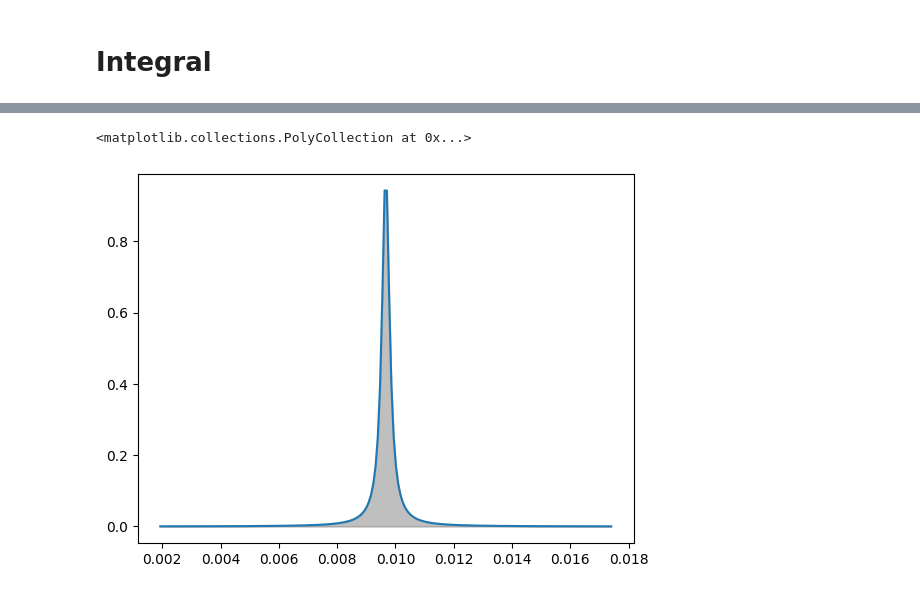
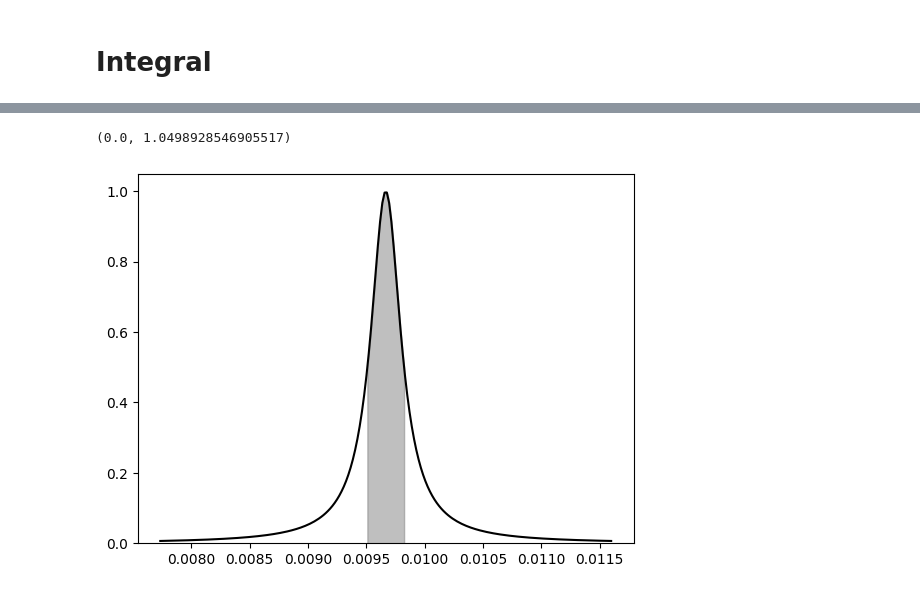
Before and after one commit to IntermidiatePhysicsExperiment/Single-Photon-Interference, a Jupyter notebook: integral_fitting.ipynb, the cells around one changed output, grey strips where cells are left out. Cells and saved outputs as stored; diff of their text form; code cells hidden in the pictures.

```diff
--- a/integral_fitting.ipynb
+++ b/integral_fitting.ipynb
@@ -196,19 +186,20 @@ R2: 0.9968891996345023
 # %%
 # Lorentzian Graph
 lambda0 = 2 * th.pi / k
-z = th.linspace(-0.8, 0.8, 200)
+z = th.linspace(-0.2, 0.2, 200)
 k_lorentzian = k * (1 + z)
 p = 1 / (1 + th.square(z / alpha))
 lambda_lorentzian = 2 * th.pi / k_lorentzian
-plt.plot(k_lorentzian.detach() / 1e9, p.detach())
+plt.plot(k_lorentzian.detach() / 1e9, p.detach(), color='black')
 # Gray Area
-z_prime = th.linspace(-0.00, 0.05, 200)
-k_prime = k * (1 + z)
-p_prime = 1 / (1 + th.square( z / alpha))
+z_prime = th.linspace(-alpha, alpha, 100)
+k_prime = k * (1 + z_prime)
+p_prime = 1 / (1 + th.square( z_prime / alpha))
 plt.fill_between(k_prime.detach() / 1e9, p_prime.detach(), color='gray', alpha=0.5)
+plt.ylim(0,)
 # %% [output]
-<matplotlib.collections.PolyCollection at 0x...>
+(0.0, 1.0498928546905517)
-[figure, old version]
+[figure, new version]
 # %%
 plot_data(14)
 plt.plot(x * 1e3, I.detach().numpy(), color='red')
```
Also changed, not shown: parts of 6 cells of this notebook, 1 other file.
